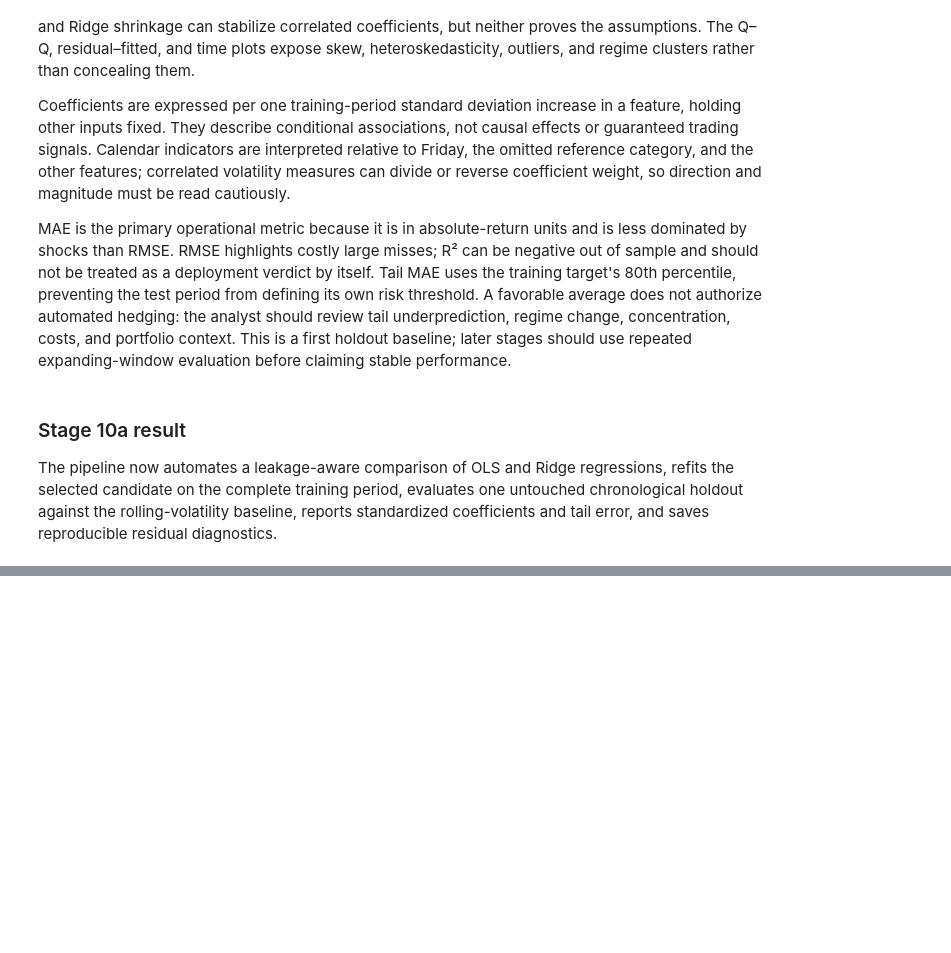
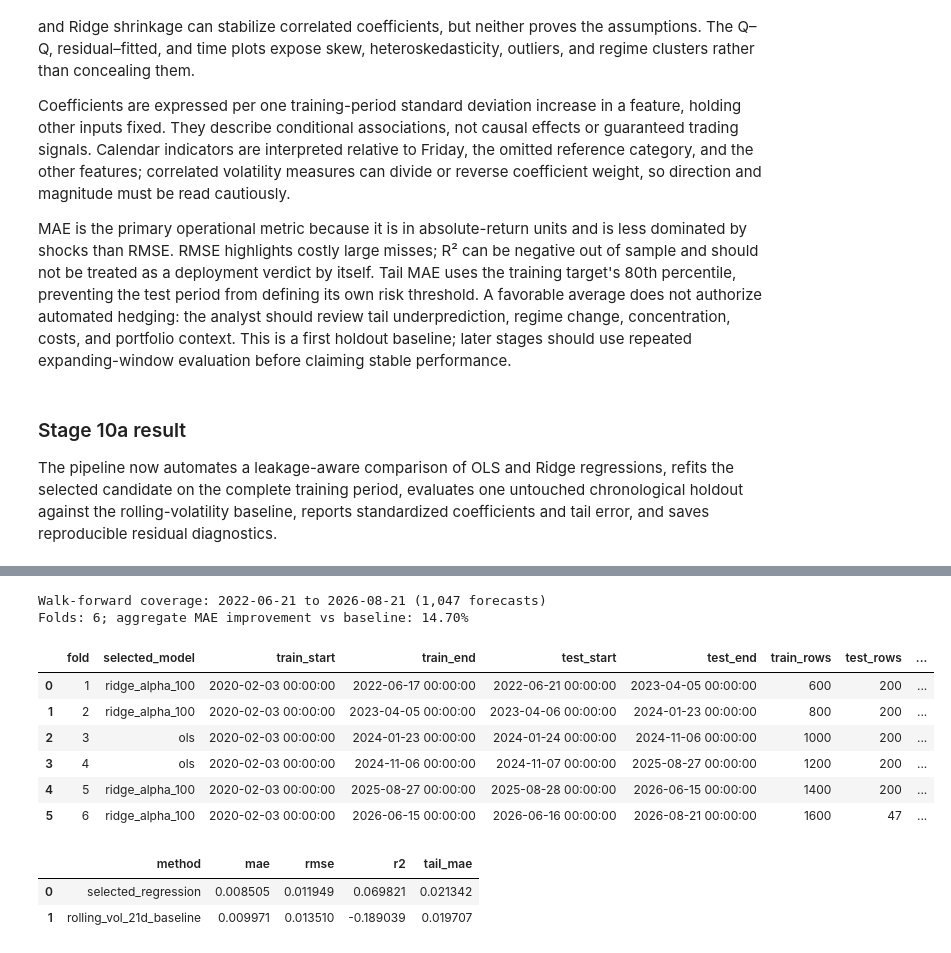
Before and after one commit to kevin-666777/bootcamp_zizhe_zhou, a Jupyter notebook: project/notebooks/project_pipeline.ipynb, the cells around one changed output, grey strips where cells are left out. Drawn from its saved outputs; the diff is of its cells as text; code cells hidden in the pictures; blank space fills up the shorter version.

```diff
--- a/project/notebooks/project_pipeline.ipynb
+++ b/project/notebooks/project_pipeline.ipynb
@@ -751,0 +758,45 @@ The pipeline now automates a leakage-aware comparison of OLS and Ridge regressio
+# %%
+from src.modeling import expanding_window_backtest, regression_metrics
+
+walk_forward_folds, walk_forward_predictions = expanding_window_backtest(
+    modeling_table,
+    initial_train_size=600,
+    test_size=200,
+    candidates=regression_candidates(alphas=(0.01, 0.1, 1.0, 10.0, 100.0)),
+)
+walk_forward_model_metrics = regression_metrics(
+    walk_forward_predictions['actual'], walk_forward_predictions['prediction']
+)
+walk_forward_baseline_metrics = regression_metrics(
+    walk_forward_predictions['actual'], walk_forward_predictions['baseline']
+)
+tail_predictions = walk_forward_predictions.loc[walk_forward_predictions['is_tail']]
+walk_forward_summary = pd.DataFrame([
+    {'method': 'selected_regression', **walk_forward_model_metrics,
+     'tail_mae': tail_predictions['absolute_error'].mean()},
+    {'method': 'rolling_vol_21d_baseline', **walk_forward_baseline_metrics,
+     'tail_mae': tail_predictions['baseline_absolute_error'].mean()},
+])
+walk_forward_improvement_pct = 100 * (
+    walk_forward_baseline_metrics['mae'] - walk_forward_model_metrics['mae']
+) / walk_forward_baseline_metrics['mae']
+assert walk_forward_predictions['date'].is_unique
+assert walk_forward_predictions['date'].is_monotonic_increasing
+assert (walk_forward_folds['train_end'] < walk_forward_folds['test_start']).all()
+print(f'Walk-forward coverage: {walk_forward_predictions.date.min().date()} to {walk_forward_predictions.date.max().date()} ({len(walk_forward_predictions):,} forecasts)')
+print(f'Folds: {len(walk_forward_folds)}; aggregate MAE improvement vs baseline: {walk_forward_improvement_pct:.2f}%')
+display(walk_forward_folds.style.format(precision=6))
+display(walk_forward_summary.round(6))
+# %% [output]
+Walk-forward coverage: 2022-06-21 to 2026-08-21 (1,047 forecasts)
+Folds: 6; aggregate MAE improvement vs baseline: 14.70%
+|  | fold | selected_model | train_start | train_end | test_start | test_end | train_rows | test_rows | ... |
+| 0 | 1 | ridge_alpha_100 | 2020-02-03 00:00:00 | 2022-06-17 00:00:00 | 2022-06-21 00:00:00 | 2023-04-05 00:00:00 | 600 | 200 | ... |
+| 1 | 2 | ridge_alpha_100 | 2020-02-03 00:00:00 | 2023-04-05 00:00:00 | 2023-04-06 00:00:00 | 2024-01-23 00:00:00 | 800 | 200 | ... |
+| 2 | 3 | ols | 2020-02-03 00:00:00 | 2024-01-23 00:00:00 | 2024-01-24 00:00:00 | 2024-11-06 00:00:00 | 1000 | 200 | ... |
+| 3 | 4 | ols | 2020-02-03 00:00:00 | 2024-11-06 00:00:00 | 2024-11-07 00:00:00 | 2025-08-27 00:00:00 | 1200 | 200 | ... |
+| 4 | 5 | ridge_alpha_100 | 2020-02-03 00:00:00 | 2025-08-27 00:00:00 | 2025-08-28 00:00:00 | 2026-06-15 00:00:00 | 1400 | 200 | ... |
+| 5 | 6 | ridge_alpha_100 | 2020-02-03 00:00:00 | 2026-06-15 00:00:00 | 2026-06-16 00:00:00 | 2026-08-21 00:00:00 | 1600 | 47 | ... |
+|  | method | mae | rmse | r2 | tail_mae |
+| 0 | selected_regression | 0.008505 | 0.011949 | 0.069821 | 0.021342 |
+| 1 | rolling_vol_21d_baseline | 0.009971 | 0.013510 | -0.189039 | 0.019707 |
```
Also changed, not shown: parts of 7 cells of this notebook, 7 other files.
